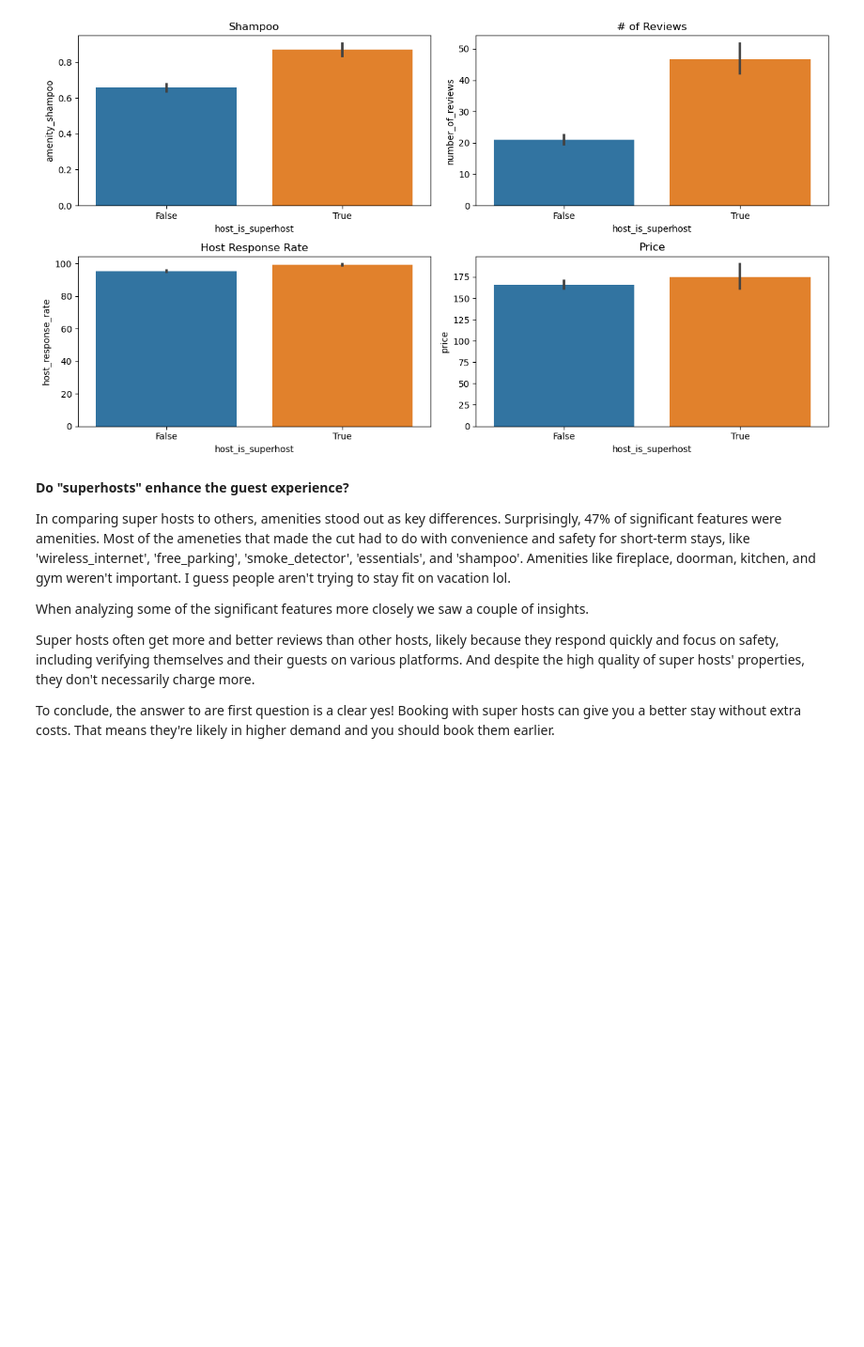
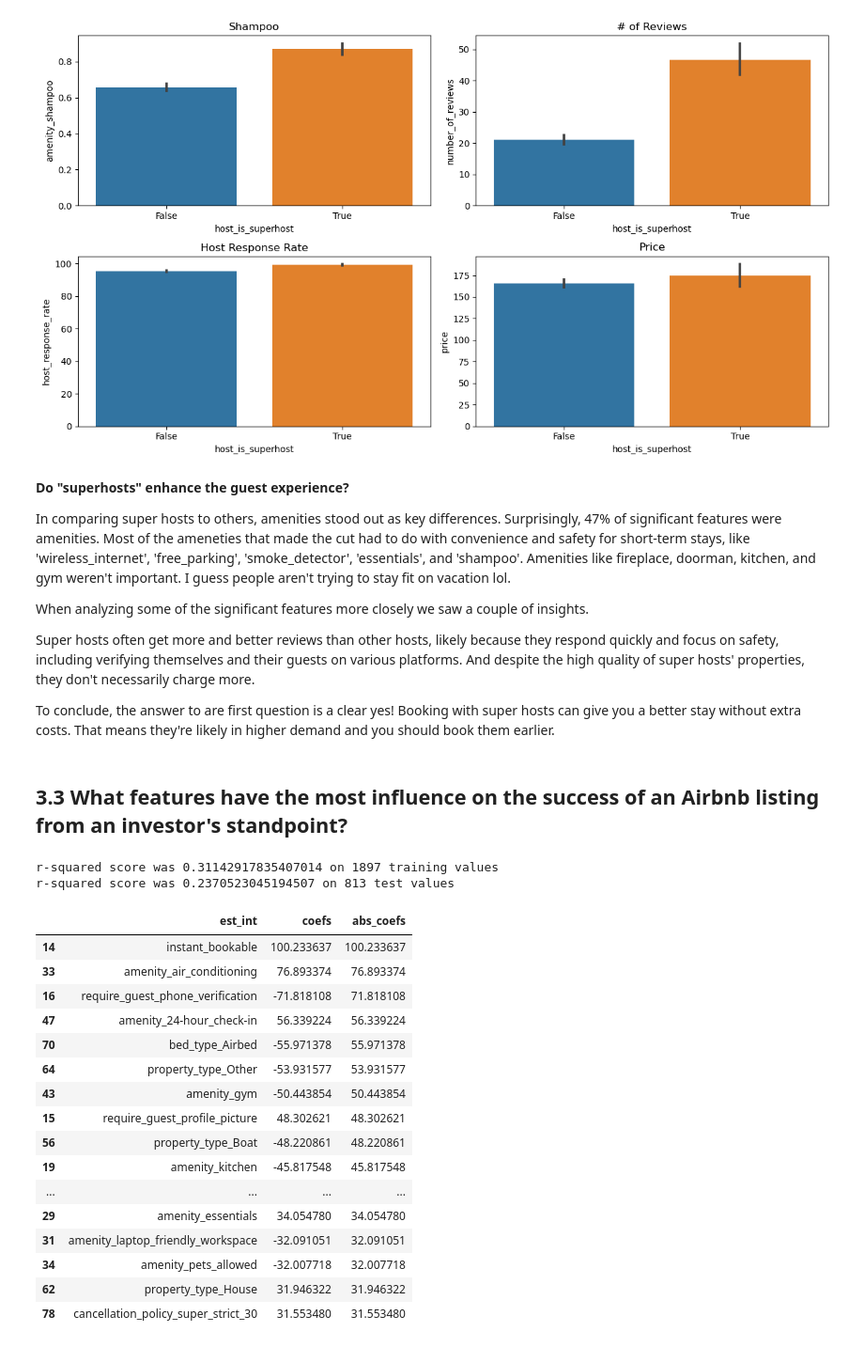
Before and after one commit to tristenwallace/boston_airbnb_CRISP-DM_analysis, a Jupyter notebook: src/models.ipynb, the cells around one changed output. Shown at 94% size. Drawn from its saved outputs; the diff is of its cells as text; code cells hidden in the pictures; blank space fills up the shorter version.

```diff
--- a/src/models.ipynb
+++ b/src/models.ipynb
@@ -118,3 +118,5 @@ When analyzing some of the significant features more closely we saw a couple of
 Super hosts often get more and better reviews than other hosts, likely because they respond quickly and focus on safety, including verifying themselves and their guests on various platforms. And despite the high quality of super hosts' properties, they don't necessarily charge more.
 
 To conclude, the answer to are first question is a clear yes! Booking with super hosts can give you a better stay without extra costs. That means they're likely in higher demand and you should book them earlier.
+# %% [markdown]
+## 3.3 What features have the most influence on the success of an Airbnb listing from an investor's standpoint?
@@ -120,0 +132,35 @@ To conclude, the answer to are first question is a clear yes! Booking with super
+# %%
+model, X_train, X_test, y_train, y_test = \
+    func.create_regression_mod(X, y)
+
+# Score model
+train_score = model.score(X_train, y_train)
+test_score = model.score(X_test, y_test)
+print("r-squared score was {} on {} training values".format(train_score, X_train.shape[0]))
+print("r-squared score was {} on {} test values".format(test_score, X_test.shape[0]))
+# %% [output]
+r-squared score was 0.31142917835407014 on 1897 training values
+r-squared score was 0.2370523045194507 on 813 test values
+# %%
+### Get feature coefficients
+coef_df = func.coef_weights(model.coef_, X_train)
+# %%
+coef_df.sort_values('abs_coefs',ascending=False).head(20).style.bar(subset='coefs', align='zero', color=['#d65f5f', '#5fba7d'])
+# %% [output]
+|  | est_int | coefs | abs_coefs |
+| 14 | instant_bookable | 100.233637 | 100.233637 |
+| 33 | amenity_air_conditioning | 76.893374 | 76.893374 |
+| 16 | require_guest_phone_verification | -71.818108 | 71.818108 |
+| 47 | amenity_24-hour_check-in | 56.339224 | 56.339224 |
+| 70 | bed_type_Airbed | -55.971378 | 55.971378 |
+| 64 | property_type_Other | -53.931577 | 53.931577 |
+| 43 | amenity_gym | -50.443854 | 50.443854 |
+| 15 | require_guest_profile_picture | 48.302621 | 48.302621 |
+| 56 | property_type_Boat | -48.220861 | 48.220861 |
+| 19 | amenity_kitchen | -45.817548 | 45.817548 |
+| ... | ... | ... | ... |
+| 29 | amenity_essentials | 34.054780 | 34.054780 |
+| 31 | amenity_laptop_friendly_workspace | -32.091051 | 32.091051 |
+| 34 | amenity_pets_allowed | -32.007718 | 32.007718 |
+| 62 | property_type_House | 31.946322 | 31.946322 |
+| 78 | cancellation_policy_super_strict_30 | 31.553480 | 31.553480 |
```
Also changed, not shown: parts of 7 cells of this notebook, 2 other files.
